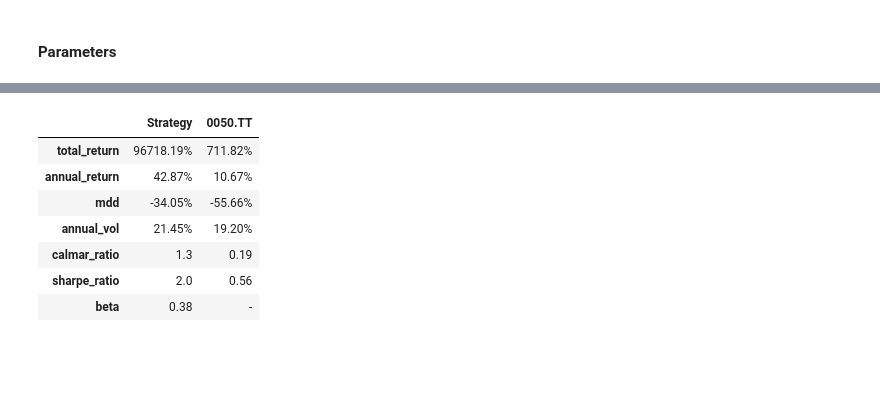
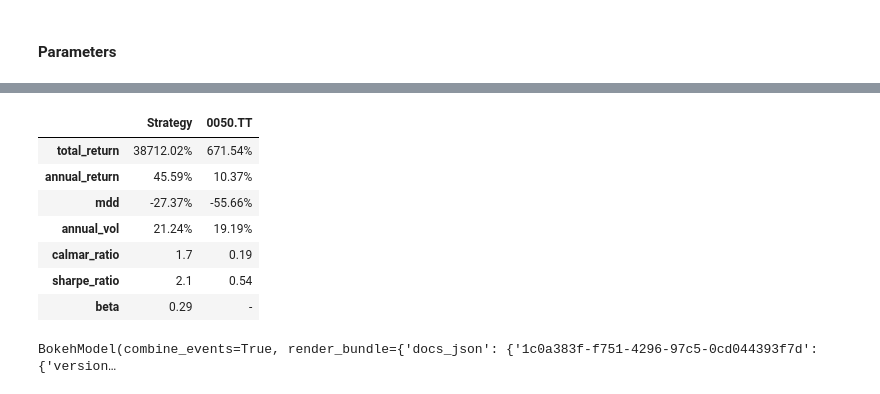
Before and after one commit to DeepLeek-quant/tw-3-factor, a Jupyter notebook: main.ipynb, the cells around one changed output, grey strips where cells are left out. Cells and saved outputs as stored; diff of their text form; code cells hidden in the pictures; blank space fills up the shorter version.

```diff
--- a/main.ipynb
+++ b/main.ipynb
@@ -310,17 +310,18 @@ display(mtm_quantiles)
 # %% [markdown]
 #### Parameters
 # %%
-ROE_Y = get_factor('常續ROE_yoy_diff')
-MCAP_TO_REV = get_factor(get_data('個股市值(元)')/get_data('營業收入'), asc=False)
+db = Databank()
+ROE_Y = get_rank(db['常續ROE_YOY_DIFF'])
+MCAP_TO_REV = get_rank(db['營業收入']/db['個股市值(元)'])
 
-returns = get_data('報酬率')
-turnover = get_data('周轉率')
+returns = db['報酬率']
+turnover = db['周轉率']
 days = 20
-FIP = get_factor(
-    get_factor(
+FIP = get_rank(
+        get_factor(
         returns.apply(lambda x: ((x>0).rolling(days).sum()))
-    ) +
-    get_factor(turnover.rolling(days).mean(), asc=False)
+    ) -
+        get_factor(turnover.rolling(days).mean())
 )
 # %%
 improved_tw3factor = backtesting(
@@ -345,19 +345,23 @@ above_20d_ma = close>=close.rolling(20).mean()
 # %%
+close = db['收盤價']
+
 improved_tw3factor2 = backtesting(
-   get_factor(ROE_Y+MCAP_TO_REV+FIP, universe=above_20d_ma)>=0.99,
+   get_rank(ROE_Y+MCAP_TO_REV+FIP, universe=(close>=close.rolling(10).mean()))>=0.99,
    rebalance='MR',
 )
 # %% [output]
 [interactive output not drawn]
 [interactive output not drawn]
 [interactive output not drawn]
 |  | Strategy | 0050.TT |
-| total_return | 96718.19% | 711.82% |
-| annual_return | 42.87% | 10.67% |
-| mdd | -34.05% | -55.66% |
-| annual_vol | 21.45% | 19.20% |
-| calmar_ratio | 1.3 | 0.19 |
-| sharpe_ratio | 2.0 | 0.56 |
-| beta | 0.38 | - |
+| total_return | 38712.02% | 671.54% |
+| annual_return | 45.59% | 10.37% |
+| mdd | -27.37% | -55.66% |
+| annual_vol | 21.24% | 19.19% |
+| calmar_ratio | 1.7 | 0.19 |
+| sharpe_ratio | 2.1 | 0.54 |
+| beta | 0.29 | - |
 # %%
-improved_tw3factor2._plot_equity_curve()
+improved_tw3factor2.report
+# %% [output]
+BokehModel(combine_events=True, render_bundle={'docs_json': {'1c0a383f-f751-4296-97c5-0cd044393f7d': {'version…
```
Also changed, not shown: parts of 2 cells of this notebook.
